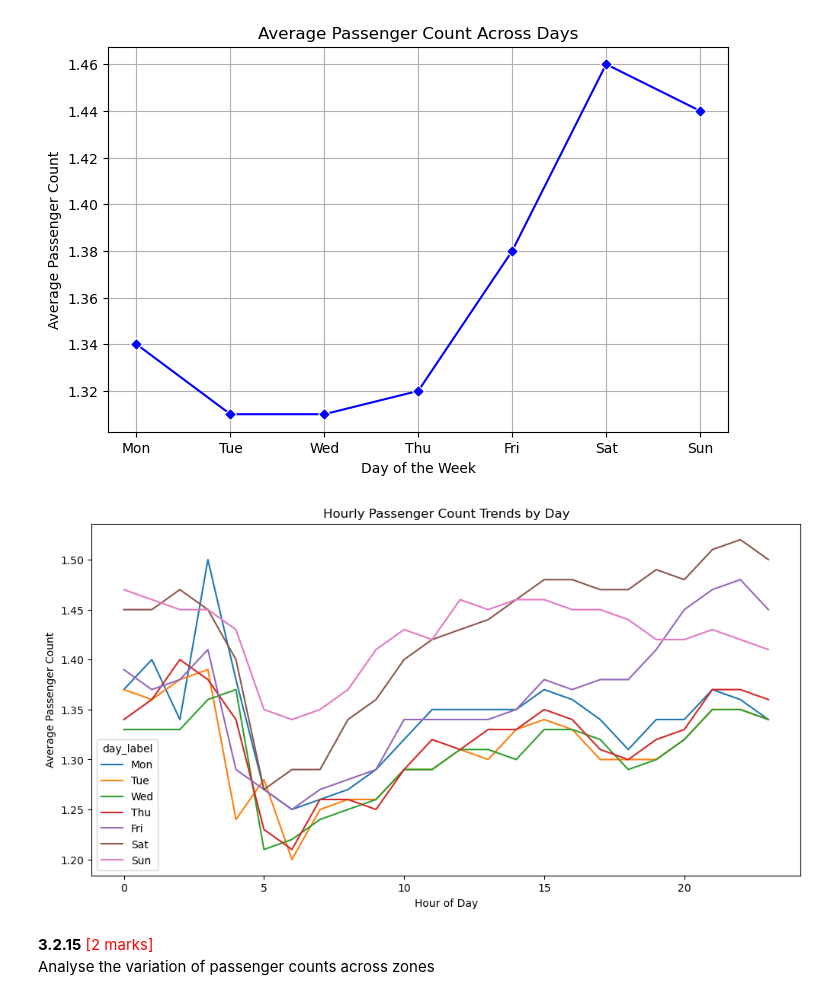
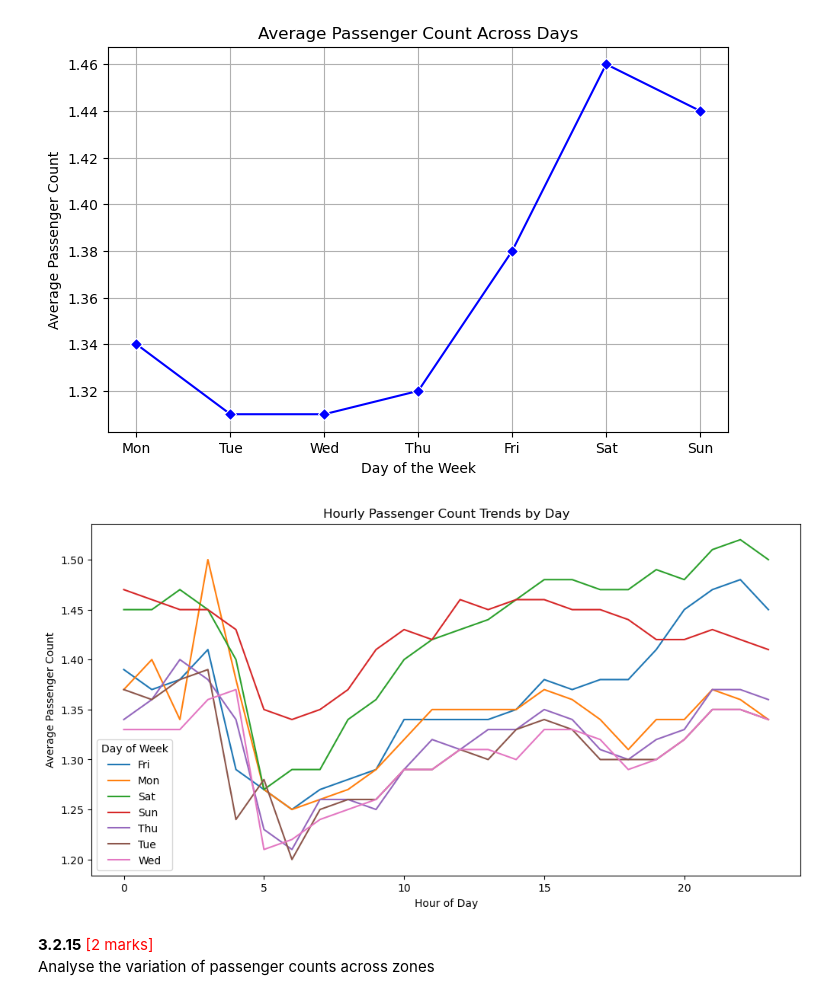
Before and after one commit to mpyar/eda_nyc_taxi, a Jupyter notebook: Analysis/EDA_Assg_NYC_Taxi_Starter.ipynb, the cells around one changed output. Saved outputs shown, nothing was run; the diff lists cells and outputs as text; code cells hidden in the pictures.

```diff
--- a/Analysis/EDA_Assg_NYC_Taxi_Starter.ipynb
+++ b/Analysis/EDA_Assg_NYC_Taxi_Starter.ipynb
@@ -2172,15 +2171,16 @@ plt.show()
 # %%
 plt.figure(figsize=(12,6))
 sns.lineplot(
     data=passenger_trends,
     x='pickup_hour', y='passenger_count', hue='day_label'
 )
 plt.xlabel("Hour of Day")
 plt.ylabel("Average Passenger Count")
 plt.title("Hourly Passenger Count Trends by Day")
+plt.legend(title="Day of Week")
 plt.show()
 # %% [output]
-[figure, old version]
+[figure, new version]
 # %% [markdown]
 **3.2.15** <font color = red>[2 marks]</font> <br>
 Analyse the variation of passenger counts across zones
```
Also changed, not shown: parts of 22 cells of this notebook.
